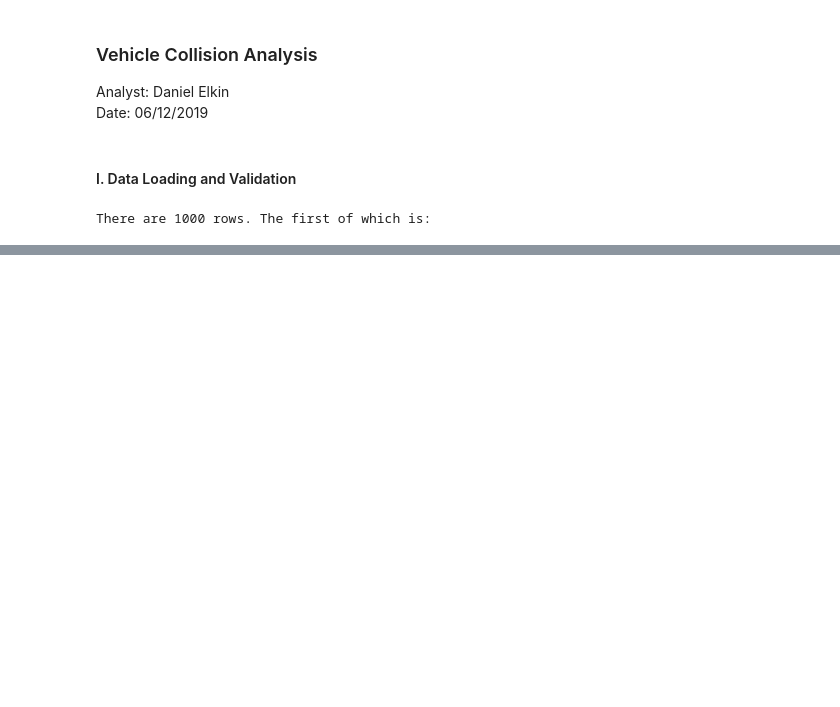
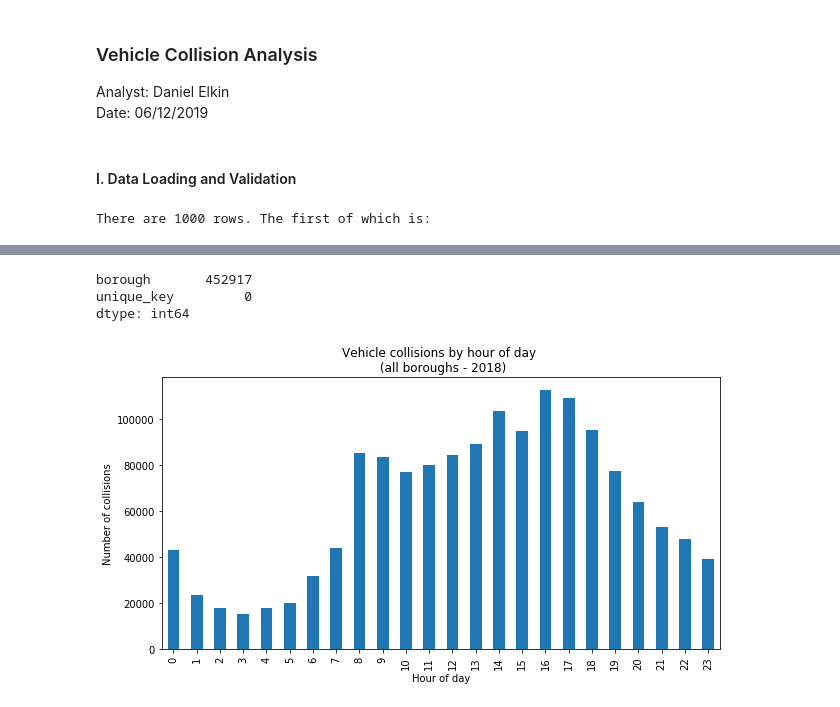
Before and after one commit to dan55/collisions, a Jupyter notebook: collisions.ipynb, the cells around one changed output, grey strips where cells are left out. Drawn from its saved outputs; the diff is of its cells as text; code cells hidden in the pictures; blank space fills up the shorter version.

```diff
--- a/collisions.ipynb
+++ b/collisions.ipynb
@@ -54,5 +50,3 @@ df.head()
 | 2019-06-04 | BROOKLYN | 4145344 |
 | 2019-06-04 | MANHATTAN | 4145985 |
 | 2019-06-04 | MANHATTAN | 4144953 |
-# %%
-df["TIME"] = df["DATE_TIME"].dt.time
@@ -64,2 +52,0 @@ df.groupby("TIME").TIME.count().plot(figsize=(10, 5))
-# %%
-df.set_index("TIME")#.groupby(pd.Grouper(freq="h")).count().plot(figsize=(10, 5))
@@ -85,0 +53,16 @@ df.set_index("TIME")#.groupby(pd.Grouper(freq="h")).count().plot(figsize=(10, 5)
+# %%
+df.isnull().sum()
+# %% [output]
+borough       452917
+unique_key         0
+dtype: int64
+# %%
+group = df.groupby(df.index.hour).count().unique_key
+ax = group.plot(kind="bar",
+                figsize=(10, 5),
+                title="Vehicle collisions by hour of day \n (all boroughs - 2018)")
+
+ax.set_xlabel("Hour of day")
+_ = ax.set_ylabel("Number of collisions")
+# %% [output]
+[figure, added]
```
Also changed, not shown: parts of 32 cells of this notebook.
